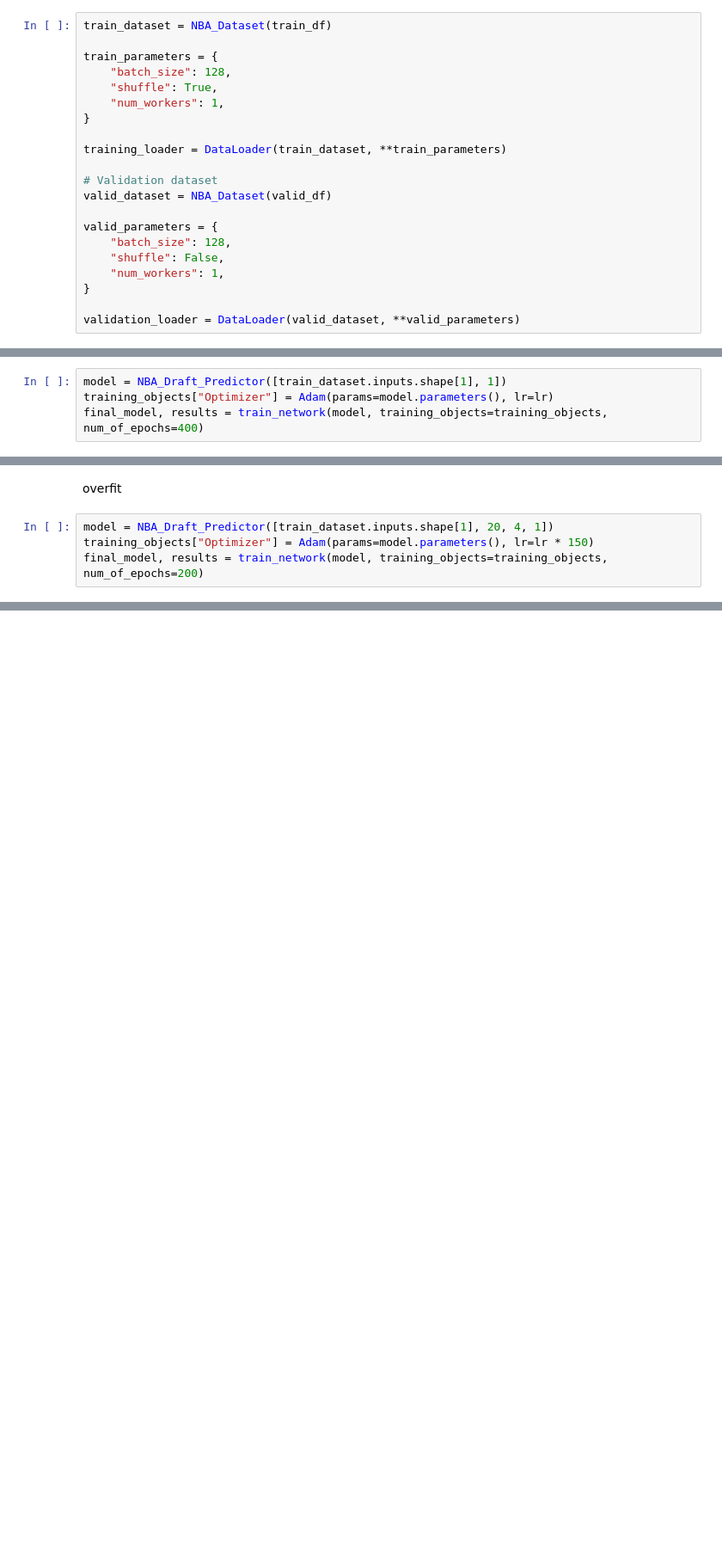
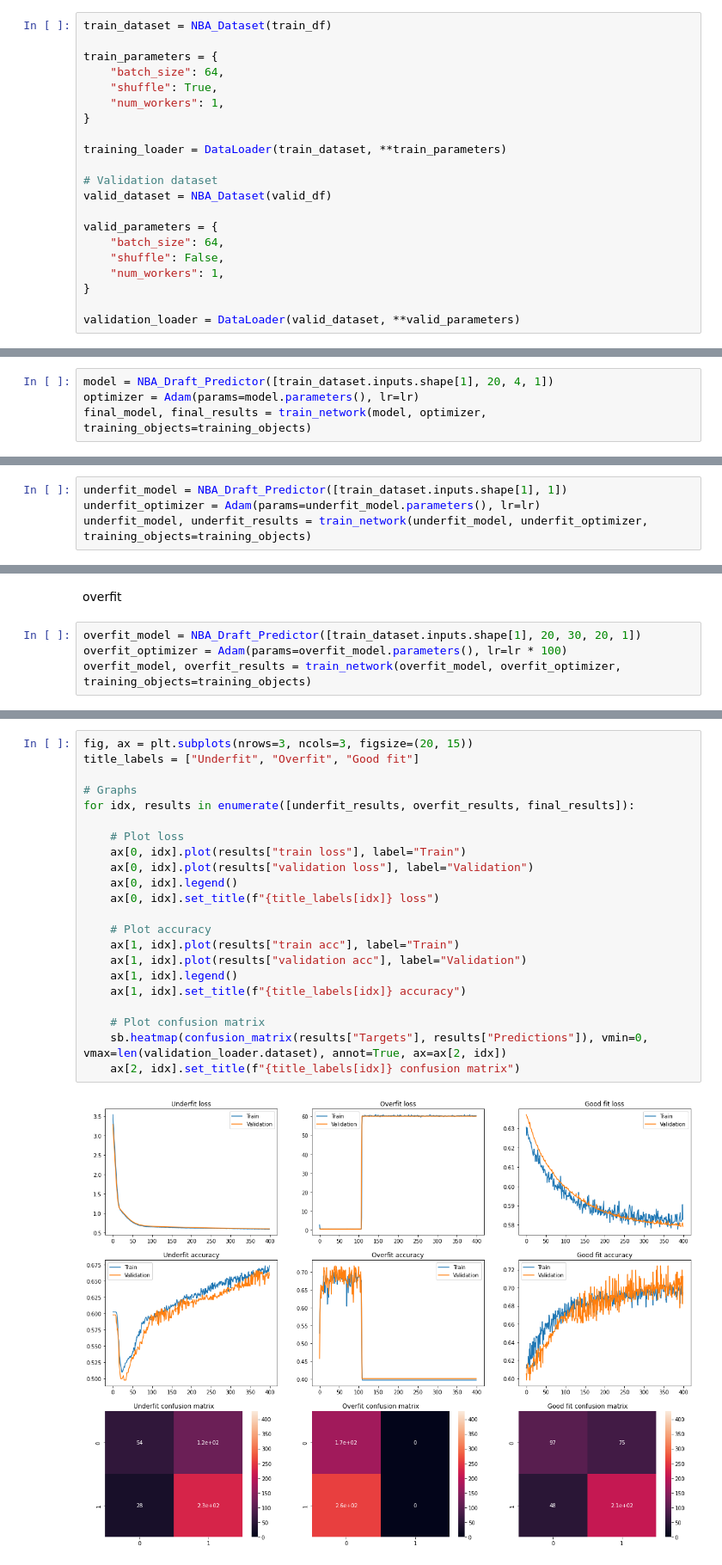
Before and after one commit to Paralelopipet/NM-Nba-prediction, a Jupyter notebook: NBA_predictions.ipynb, the cells around one changed output, grey strips where cells are left out. Shown: that part at 86% size. Saved outputs shown, nothing was run; the diff lists cells and outputs as text; blank space fills up the shorter version.

Commit message:
Trained 3 models and started hyperparameter sweep

```diff
--- a/NBA_predictions.ipynb
+++ b/NBA_predictions.ipynb
@@ -255,7 +199,7 @@ class NBA_Draft_Predictor(nn.Module):
 train_dataset = NBA_Dataset(train_df)
 
 train_parameters = {
-    "batch_size": 128,
+    "batch_size": 64,
     "shuffle": True,
     "num_workers": 1,
 }
@@ -266,7 +210,7 @@ training_loader = DataLoader(train_dataset, **train_parameters)
 valid_dataset = NBA_Dataset(valid_df)
 
 valid_parameters = {
-    "batch_size": 128,
+    "batch_size": 64,
     "shuffle": False,
     "num_workers": 1,
 }
@@ -421,6 +367,10 @@ print(max(results["validation acc"])[0].item())
+# %%
+model = NBA_Draft_Predictor([train_dataset.inputs.shape[1], 20, 4, 1])
+optimizer = Adam(params=model.parameters(), lr=lr)
+final_model, final_results = train_network(model, optimizer, training_objects=training_objects)
 # %% [markdown]
 underfit
 # %%
-model = NBA_Draft_Predictor([train_dataset.inputs.shape[1], 1])
-training_objects["Optimizer"] = Adam(params=model.parameters(), lr=lr)
-final_model, results = train_network(model, training_objects=training_objects, num_of_epochs=400)
+underfit_model = NBA_Draft_Predictor([train_dataset.inputs.shape[1], 1])
+underfit_optimizer = Adam(params=underfit_model.parameters(), lr=lr)
+underfit_model, underfit_results = train_network(underfit_model, underfit_optimizer, training_objects=training_objects)
@@ -445,6 +377,6 @@ print(max(results["validation acc"])[0].item())
 # %% [markdown]
 overfit
 # %%
-model = NBA_Draft_Predictor([train_dataset.inputs.shape[1], 20, 4, 1])
-training_objects["Optimizer"] = Adam(params=model.parameters(), lr=lr * 150)
-final_model, results = train_network(model, training_objects=training_objects, num_of_epochs=200)
+overfit_model = NBA_Draft_Predictor([train_dataset.inputs.shape[1], 20, 30, 20, 1])
+overfit_optimizer = Adam(params=overfit_model.parameters(), lr=lr * 100)
+overfit_model, overfit_results = train_network(overfit_model, overfit_optimizer, training_objects=training_objects)
@@ -468,0 +385,24 @@ print(max(results["validation acc"])[0].item())
+# %%
+fig, ax = plt.subplots(nrows=3, ncols=3, figsize=(20, 15))
+title_labels = ["Underfit", "Overfit", "Good fit"]
+
+# Graphs
+for idx, results in enumerate([underfit_results, overfit_results, final_results]):
+
+    # Plot loss
+    ax[0, idx].plot(results["train loss"], label="Train")
+    ax[0, idx].plot(results["validation loss"], label="Validation")
+    ax[0, idx].legend()
+    ax[0, idx].set_title(f"{title_labels[idx]} loss")
+
+    # Plot accuracy
+    ax[1, idx].plot(results["train acc"], label="Train")
+    ax[1, idx].plot(results["validation acc"], label="Validation")
+    ax[1, idx].legend()
+    ax[1, idx].set_title(f"{title_labels[idx]} accuracy")
+
+    # Plot confusion matrix
+    sb.heatmap(confusion_matrix(results["Targets"], results["Predictions"]), vmin=0, vmax=len(validation_loader.dataset), annot=True, ax=ax[2, idx])
+    ax[2, idx].set_title(f"{title_labels[idx]} confusion matrix")
+# %% [output]
+[figure, added]
```
Also changed, not shown: parts of 33 cells of this notebook.
